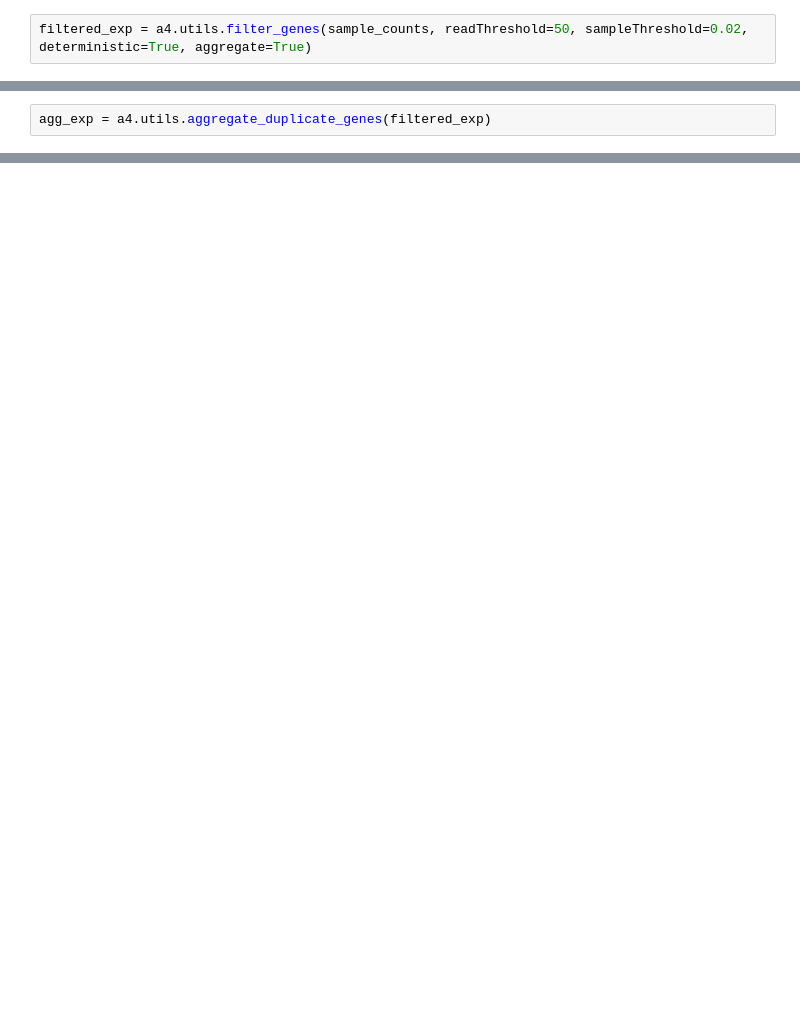
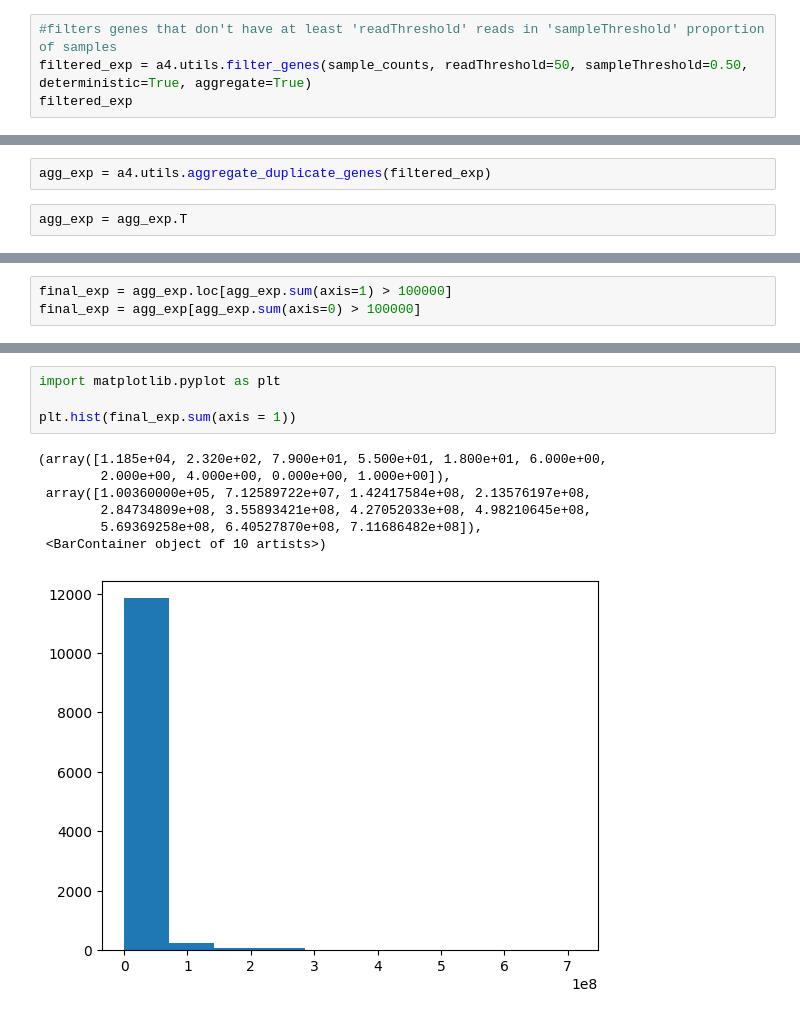
Before and after one commit to Alexander-Broadley/Zhang_lab_rotation, a Jupyter notebook: arch4s_data_processing/data_processing.ipynb, the cells around one changed output, grey strips where cells are left out. Cells and saved outputs as stored; diff of their text form; blank space fills up the shorter version.

```diff
--- a/arch4s_data_processing/data_processing.ipynb
+++ b/arch4s_data_processing/data_processing.ipynb
@@ -36,4 +21,6 @@ meta_subset_IDs = list(meta_subset.index)
 # %%
 sample_counts = a4.data.samples(file, meta_subset_IDs)
 # %%
-filtered_exp = a4.utils.filter_genes(sample_counts, readThreshold=50, sampleThreshold=0.02, deterministic=True, aggregate=True)
+#filters genes that don't have at least 'readThreshold' reads in 'sampleThreshold' proportion of samples
+filtered_exp = a4.utils.filter_genes(sample_counts, readThreshold=50, sampleThreshold=0.50, deterministic=True, aggregate=True)
+filtered_exp
@@ -55,2 +45,4 @@ Name: A2M, Length: 12537, dtype: uint32
 # %%
 agg_exp = a4.utils.aggregate_duplicate_genes(filtered_exp)
+# %%
+agg_exp = agg_exp.T
@@ -56,0 +53,3 @@ agg_exp = a4.utils.aggregate_duplicate_genes(filtered_exp)
+# %%
+final_exp = agg_exp.loc[agg_exp.sum(axis=1) > 100000]
+final_exp = agg_exp[agg_exp.sum(axis=0) > 100000]
@@ -56,0 +74,12 @@ agg_exp = a4.utils.aggregate_duplicate_genes(filtered_exp)
+# %%
+import matplotlib.pyplot as plt
+
+plt.hist(final_exp.sum(axis = 1))
+# %% [output]
+(array([1.185e+04, 2.320e+02, 7.900e+01, 5.500e+01, 1.800e+01, 6.000e+00,
+        2.000e+00, 4.000e+00, 0.000e+00, 1.000e+00]),
+ array([1.00360000e+05, 7.12589722e+07, 1.42417584e+08, 2.13576197e+08,
+        2.84734809e+08, 3.55893421e+08, 4.27052033e+08, 4.98210645e+08,
+        5.69369258e+08, 6.40527870e+08, 7.11686482e+08]),
+ <BarContainer object of 10 artists>)
+[figure, added]
```
Also changed, not shown: parts of 10 cells of this notebook, 6 other files.
